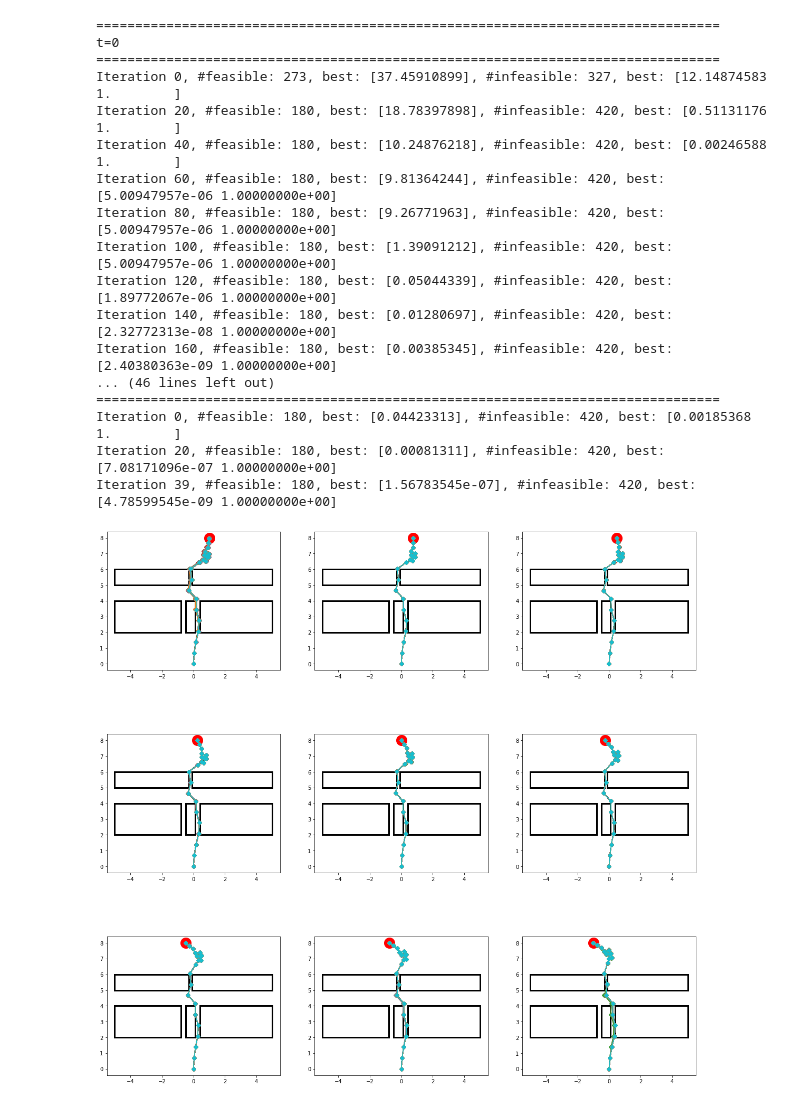
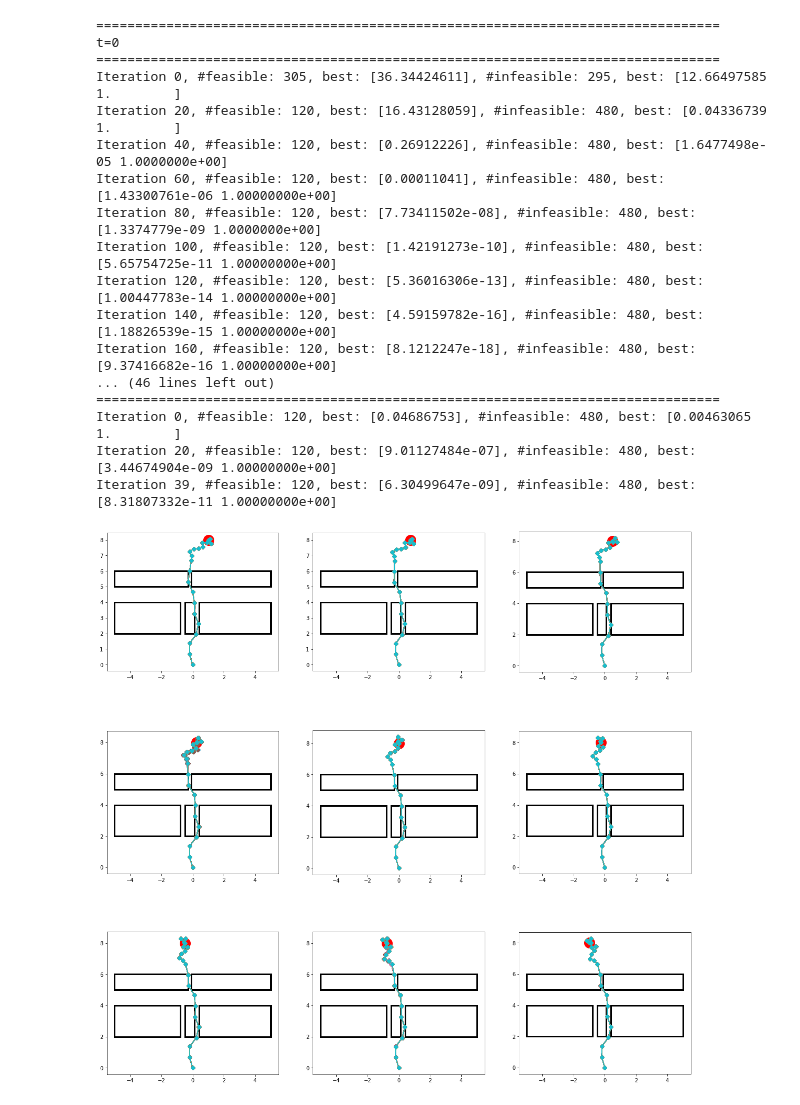
Before and after one commit to JaworWr/Dynamic-inverse-kinematics, a Jupyter notebook: First_dynamic_experiment.ipynb, the cells around one changed output. Saved outputs shown, nothing was run; the diff lists cells and outputs as text; code cells hidden in the pictures.

```diff
--- a/First_dynamic_experiment.ipynb
+++ b/First_dynamic_experiment.ipynb
@@ -19,7 +19,8 @@ objective = dynamic_inverse_kinematics_objectives(S, target, target_v, rectangle
 n_constraints = len(rectangles)
 
 n = 600
-n_inf = int(0.7*n)
+n_inf = int(0.8*n)
+n_immigrants = 200
 eta_c = 3.
 eta_m = 20.
 p_c = 0.9
@@ -28,33 +29,33 @@ num_iterations_init = 200
 num_iterations = 40
 
 population_hist, score_hist = dynamic_IDEA(objective, n_constraints, T, x_min, x_max, d, n, n_inf, eta_c, eta_m, p_c, p_m,
-                           num_iterations=num_iterations, num_iterations_init=num_iterations_init, log_interval=20)
+                           num_iterations=num_iterations, num_iterations_init=num_iterations_init, n_immigrants=n_immigrants, log_interval=20)
 # %% [output]
 ================================================================================
 t=0
 ================================================================================
-Iteration 0, #feasible: 273, best: [37.45910899], #infeasible: 327, best: [12.14874583  1.        ]
-Iteration 20, #feasible: 180, best: [18.78397898], #infeasible: 420, best: [0.51131176 1.        ]
-Iteration 40, #feasible: 180, best: [10.24876218], #infeasible: 420, best: [0.00246588 1.        ]
-Iteration 60, #feasible: 180, best: [9.81364244], #infeasible: 420, best: [5.00947957e-06 1.00000000e+00]
-Iteration 80, #feasible: 180, best: [9.26771963], #infeasible: 420, best: [5.00947957e-06 1.00000000e+00]
-Iteration 100, #feasible: 180, best: [1.39091212], #infeasible: 420, best: [5.00947957e-06 1.00000000e+00]
-Iteration 120, #feasible: 180, best: [0.05044339], #infeasible: 420, best: [1.89772067e-06 1.00000000e+00]
-Iteration 140, #feasible: 180, best: [0.01280697], #infeasible: 420, best: [2.32772313e-08 1.00000000e+00]
-Iteration 160, #feasible: 180, best: [0.00385345], #infeasible: 420, best: [2.40380363e-09 1.00000000e+00]
+Iteration 0, #feasible: 305, best: [36.34424611], #infeasible: 295, best: [12.66497585  1.        ]
+Iteration 20, #feasible: 120, best: [16.43128059], #infeasible: 480, best: [0.04336739 1.        ]
+Iteration 40, #feasible: 120, best: [0.26912226], #infeasible: 480, best: [1.6477498e-05 1.0000000e+00]
+Iteration 60, #feasible: 120, best: [0.00011041], #infeasible: 480, best: [1.43300761e-06 1.00000000e+00]
+Iteration 80, #feasible: 120, best: [7.73411502e-08], #infeasible: 480, best: [1.3374779e-09 1.0000000e+00]
+Iteration 100, #feasible: 120, best: [1.42191273e-10], #infeasible: 480, best: [5.65754725e-11 1.00000000e+00]
+Iteration 120, #feasible: 120, best: [5.36016306e-13], #infeasible: 480, best: [1.00447783e-14 1.00000000e+00]
+Iteration 140, #feasible: 120, best: [4.59159782e-16], #infeasible: 480, best: [1.18826539e-15 1.00000000e+00]
+Iteration 160, #feasible: 120, best: [8.1212247e-18], #infeasible: 480, best: [9.37416682e-16 1.00000000e+00]
 ... (46 lines left out)
 ================================================================================
-Iteration 0, #feasible: 180, best: [0.04423313], #infeasible: 420, best: [0.00185368 1.        ]
-Iteration 20, #feasible: 180, best: [0.00081311], #infeasible: 420, best: [7.08171096e-07 1.00000000e+00]
-Iteration 39, #feasible: 180, best: [1.56783545e-07], #infeasible: 420, best: [4.78599545e-09 1.00000000e+00]
+Iteration 0, #feasible: 120, best: [0.04686753], #infeasible: 480, best: [0.00463065 1.        ]
+Iteration 20, #feasible: 120, best: [9.01127484e-07], #infeasible: 480, best: [3.44674904e-09 1.00000000e+00]
+Iteration 39, #feasible: 120, best: [6.30499647e-09], #infeasible: 480, best: [8.31807332e-11 1.00000000e+00]
 # %%
 feasible_populations = []
 for populations, scores in zip(population_hist, score_hist):
-    mask = scores[-1, :, 1] == 0.
-    feasible_population = populations[-1, mask, :]
+    mask = scores[-1][:, 1] == 0.
+    feasible_population = populations[-1][mask, :]
     feasible_populations.append(feasible_population)
 
 draw_dynamic_solutions(feasible_populations, S, target, target_v, rectangles, rectangle_vs, np.arange(T),
                        nrows=3, ncols=3, figsize=(20, 20))
 # %% [output]
-[figure, old version]
+[figure, new version]
```
Also changed, not shown: parts of 4 cells of this notebook, 2 other files.
